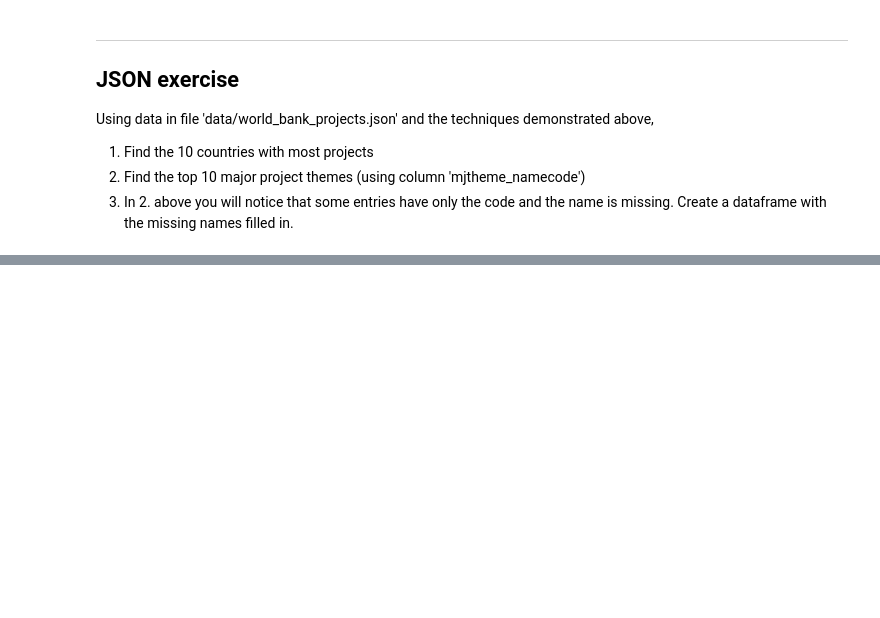
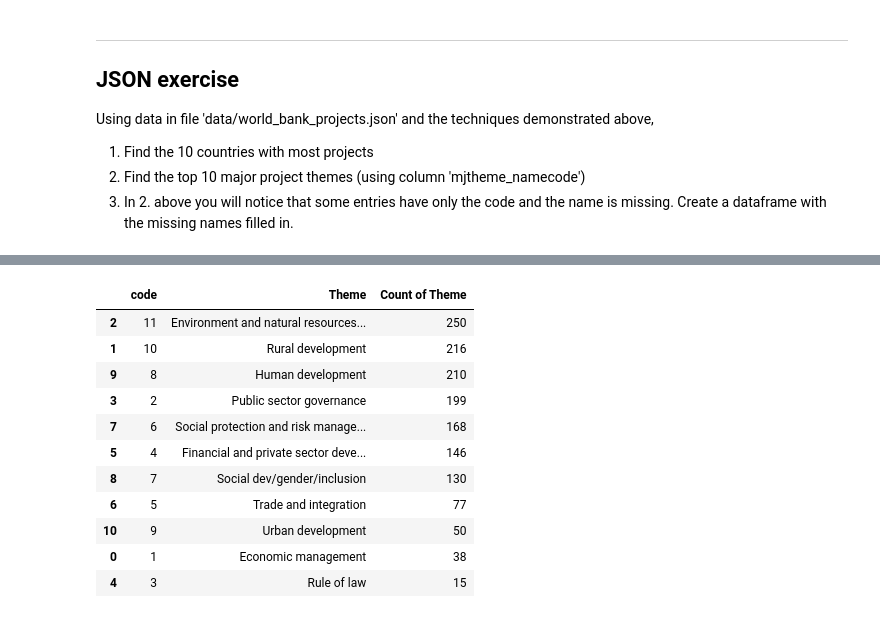
Before and after one commit to khtaho/Springboard, a Jupyter notebook: sliderule_dsi_json_exercise.ipynb, the cells around one changed output, grey strips where cells are left out. Cells and saved outputs as stored; diff of their text form; code cells hidden in the pictures; blank space fills up the shorter version.

```diff
--- a/sliderule_dsi_json_exercise.ipynb
+++ b/sliderule_dsi_json_exercise.ipynb
@@ -377,0 +277,19 @@ print(df)
+# %%
+#Question 3 but this time we repivot the data so that all the Themes are correctly summed
+project_count3=project_count2.pivot_table(index=['code','Theme'],values='Count of Theme',aggfunc='sum').reset_index()
+project_count3.sort_values(by=['Count of Theme'], inplace=True,ascending=False)
+#We print out the dataframe to see the more accurate code,theme and count of theme
+project_count3
+# %% [output]
+|  | code | Theme | Count of Theme |
+| 2 | 11 | Environment and natural resources... | 250 |
+| 1 | 10 | Rural development | 216 |
+| 9 | 8 | Human development | 210 |
+| 3 | 2 | Public sector governance | 199 |
+| 7 | 6 | Social protection and risk manage... | 168 |
+| 5 | 4 | Financial and private sector deve... | 146 |
+| 8 | 7 | Social dev/gender/inclusion | 130 |
+| 6 | 5 | Trade and integration | 77 |
+| 10 | 9 | Urban development | 50 |
+| 0 | 1 | Economic management | 38 |
+| 4 | 3 | Rule of law | 15 |
```
Also changed, not shown: parts of 27 cells of this notebook.
